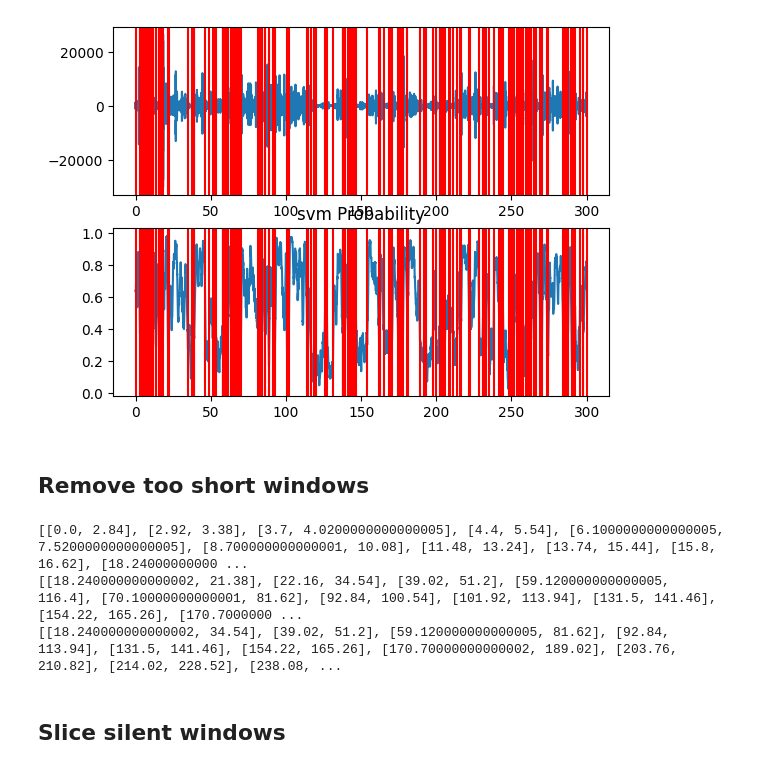
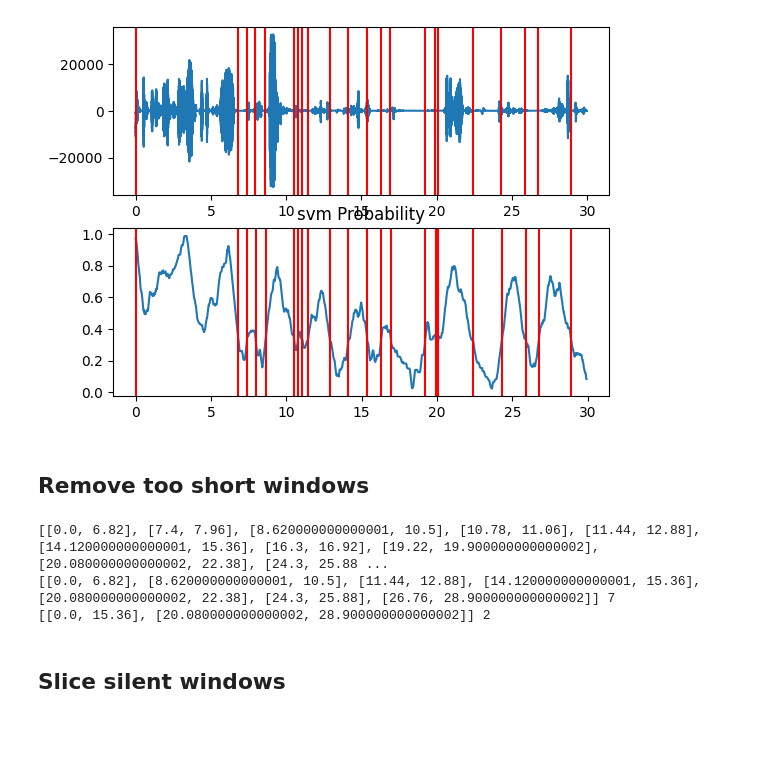
Before and after one commit to atsss/silence_remover, a Jupyter notebook: notebooks/pyAudioAnalysis.ipynb, the cells around one changed output. Saved outputs shown, nothing was run; the diff lists cells and outputs as text; code cells hidden in the pictures; blank space fills up the shorter version.

```diff
--- a/notebooks/pyAudioAnalysis.ipynb
+++ b/notebooks/pyAudioAnalysis.ipynb
@@ -1,29 +1,30 @@
 # %%
 #import required libraries
 import os
 from pyAudioAnalysis import audioBasicIO as aIO
 from pyAudioAnalysis import audioSegmentation as aS
 # path to audio file
 # file ='../assets/202402181903_one_channel_120sec.wav'
-file ='../assets/noise_canceled.wav'
+# file ='../assets/noise_canceled.wav'
+file = 'processed.wav'
 
 assert os.path.isfile(file)
 
 # below method returns the active / non silent segments of the audio file
 [Fs, x] = aIO.read_audio_file(file)
 segments = aS.silence_removal(x,
                              Fs,
                              0.020,
                              0.020,
                              smooth_window=1.0,
                              weight=0.3,
                              plot=True)
 # %% [output]
-[figure, old version]
+[figure, new version]
 # %% [markdown]
 ## Remove too short windows
 # %%
-MIN_LENGTH, MIN_INTERVAL = 3, 3
+MIN_LENGTH, MIN_INTERVAL = 1, 3
 START, END = 0, 1
 modified_segments = [segment for segment in segments if segment[END] - segment[START] > MIN_LENGTH]
 print(segments, len(segments))
@@ -40,9 +41,9 @@ while index < len(modified_segments):
 
 print(combined_segments, len(combined_segments))
 # %% [output]
-[[0.0, 2.84], [2.92, 3.38], [3.7, 4.0200000000000005], [4.4, 5.54], [6.1000000000000005, 7.5200000000000005], [8.700000000000001, 10.08], [11.48, 13.24], [13.74, 15.44], [15.8, 16.62], [18.24000000000 ...
-[[18.240000000000002, 21.38], [22.16, 34.54], [39.02, 51.2], [59.120000000000005, 116.4], [70.10000000000001, 81.62], [92.84, 100.54], [101.92, 113.94], [131.5, 141.46], [154.22, 165.26], [170.7000000 ...
-[[18.240000000000002, 34.54], [39.02, 51.2], [59.120000000000005, 81.62], [92.84, 113.94], [131.5, 141.46], [154.22, 165.26], [170.70000000000002, 189.02], [203.76, 210.82], [214.02, 228.52], [238.08, ...
+[[0.0, 6.82], [7.4, 7.96], [8.620000000000001, 10.5], [10.78, 11.06], [11.44, 12.88], [14.120000000000001, 15.36], [16.3, 16.92], [19.22, 19.900000000000002], [20.080000000000002, 22.38], [24.3, 25.88 ...
+[[0.0, 6.82], [8.620000000000001, 10.5], [11.44, 12.88], [14.120000000000001, 15.36], [20.080000000000002, 22.38], [24.3, 25.88], [26.76, 28.900000000000002]] 7
+[[0.0, 15.36], [20.080000000000002, 28.900000000000002]] 2
 # %% [markdown]
 ## Slice silent windows
 # %%
```
Also changed, not shown: parts of 1 cell of this notebook, 1 other file.
